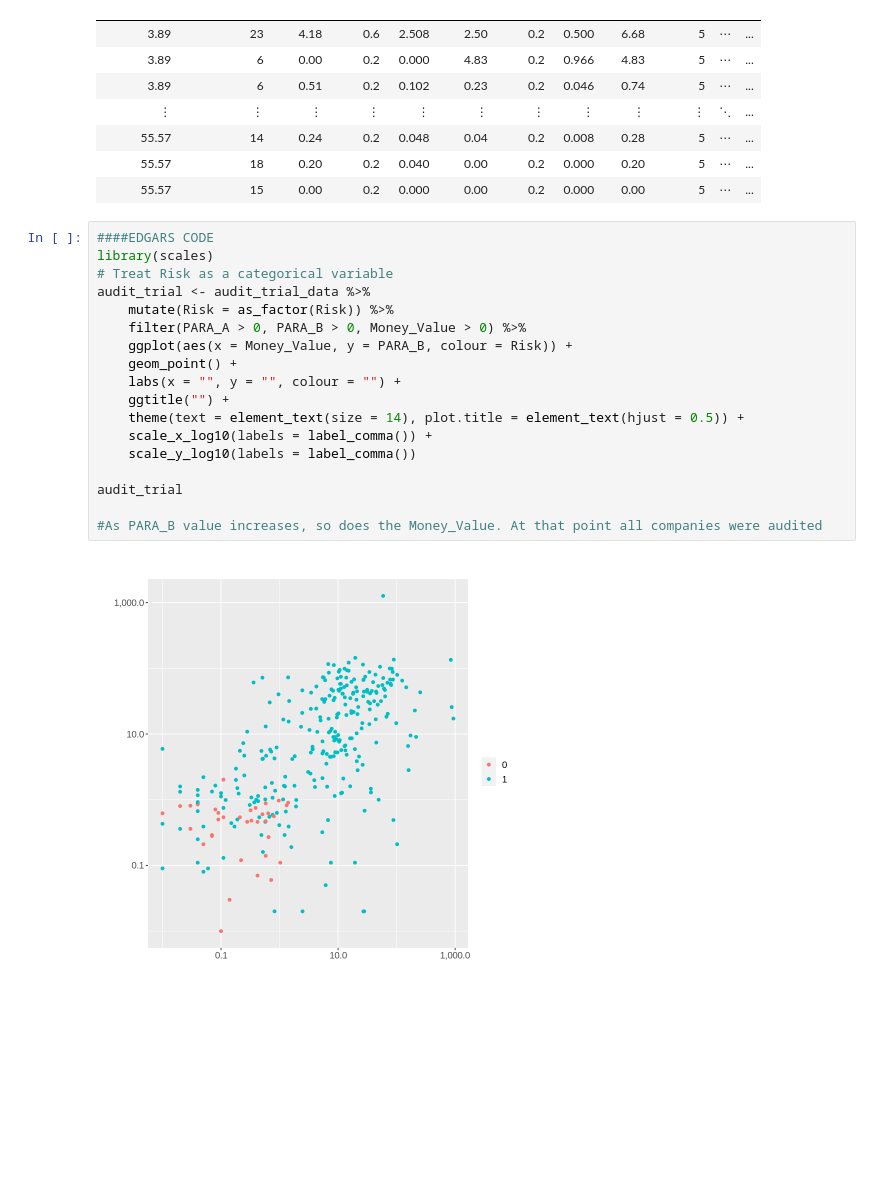
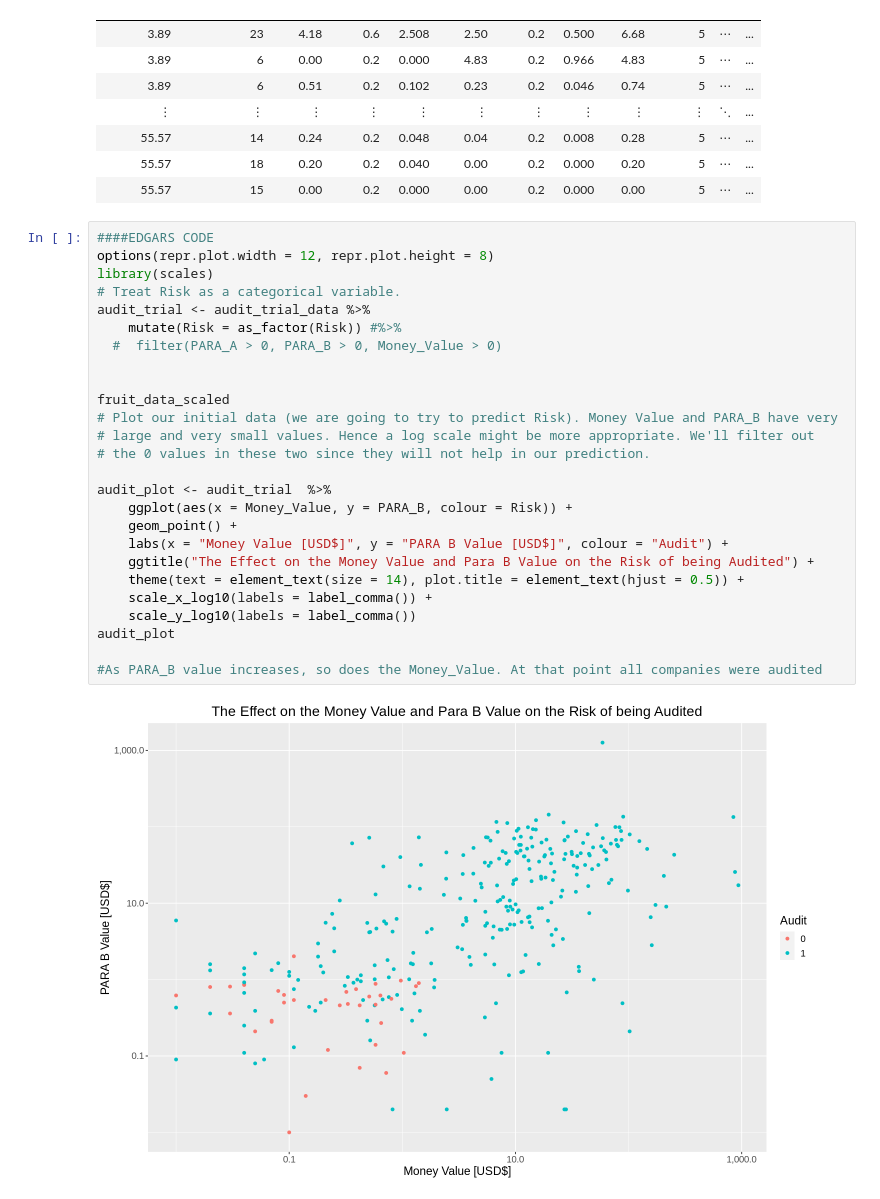
Before and after one commit to fulleraltamiranoe/audit_data, a Jupyter notebook: Audit.ipynb, the cells around one changed output. Drawn from its saved outputs; the diff is of its cells as text; blank space fills up the shorter version.

```diff
--- a/Audit.ipynb
+++ b/Audit.ipynb
@@ -67,21 +68,29 @@ A spec_tbl_df: 776 × 27
 | 55.57 | 15 | 0.00 | 0.2 | 0.000 | 0.00 | 0.2 | 0.000 | 0.00 | 5 | ⋯ | ... |
 # %%
 ####EDGARS CODE
+options(repr.plot.width = 12, repr.plot.height = 8)
 library(scales)
-# Treat Risk as a categorical variable
+# Treat Risk as a categorical variable.
 audit_trial <- audit_trial_data %>%
-    mutate(Risk = as_factor(Risk)) %>%
-    filter(PARA_A > 0, PARA_B > 0, Money_Value > 0) %>%
+    mutate(Risk = as_factor(Risk)) #%>%
+  #  filter(PARA_A > 0, PARA_B > 0, Money_Value > 0)
+
+
+fruit_data_scaled
+# Plot our initial data (we are going to try to predict Risk). Money Value and PARA_B have very
+# large and very small values. Hence a log scale might be more appropriate. We'll filter out
+# the 0 values in these two since they will not help in our prediction.
+
+audit_plot <- audit_trial  %>%
     ggplot(aes(x = Money_Value, y = PARA_B, colour = Risk)) +
     geom_point() +
-    labs(x = "", y = "", colour = "") +
-    ggtitle("") +
+    labs(x = "Money Value [USD$]", y = "PARA B Value [USD$]", colour = "Audit") +
+    ggtitle("The Effect on the Money Value and Para B Value on the Risk of being Audited") +
     theme(text = element_text(size = 14), plot.title = element_text(hjust = 0.5)) +
     scale_x_log10(labels = label_comma()) +
     scale_y_log10(labels = label_comma())
-
-audit_trial
+audit_plot
 
 #As PARA_B value increases, so does the Money_Value. At that point all companies were audited
 # %% [output]
-[figure, old version]
+[figure, new version]
```
Also changed, not shown: parts of 3 cells of this notebook.
